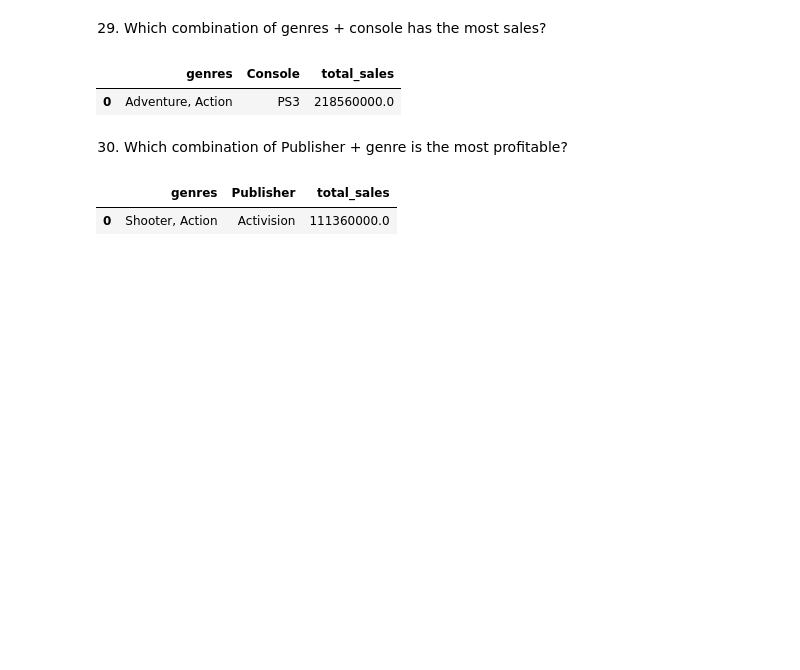
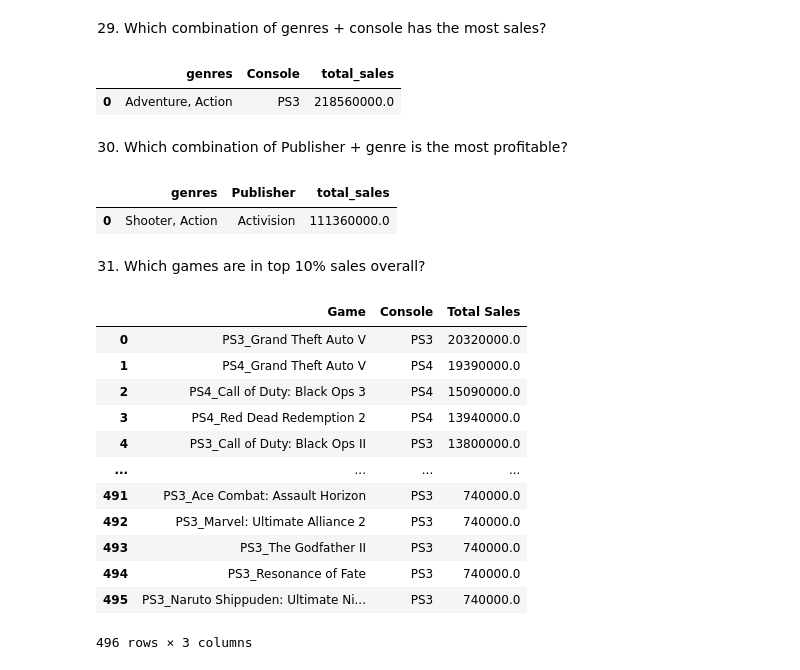
Before and after one commit to CalinP1/Playstation_work, a Jupyter notebook: PlayStation_Data_report.ipynb, the cells around one changed output. Drawn from its saved outputs; the diff is of its cells as text; code cells hidden in the pictures; blank space fills up the shorter version.

```diff
--- a/PlayStation_Data_report.ipynb
+++ b/PlayStation_Data_report.ipynb
@@ -1160,3 +1160,28 @@ pub_plus_genre
 # %% [output]
 |  | genres | Publisher | total_sales |
 | 0 | Shooter, Action | Activision | 111360000.0 |
+# %% [markdown]
+31) Which games are in top 10% sales overall?
+# %%
+query_top_games = """
+    SELECT Game, Console, [Total Sales]
+    FROM PlayStation_Games
+    ORDER BY [Total Sales] DESC
+    LIMIT (SELECT COUNT(*) / 10 FROM PlayStation_Games)
+"""
+top_games = pd.read_sql(query_top_games, conn)
+top_games
+# %% [output]
+|  | Game | Console | Total Sales |
+| 0 | PS3_Grand Theft Auto V | PS3 | 20320000.0 |
+| 1 | PS4_Grand Theft Auto V | PS4 | 19390000.0 |
+| 2 | PS4_Call of Duty: Black Ops 3 | PS4 | 15090000.0 |
+| 3 | PS4_Red Dead Redemption 2 | PS4 | 13940000.0 |
+| 4 | PS3_Call of Duty: Black Ops II | PS3 | 13800000.0 |
+| ... | ... | ... | ... |
+| 491 | PS3_Ace Combat: Assault Horizon | PS3 | 740000.0 |
+| 492 | PS3_Marvel: Ultimate Alliance 2 | PS3 | 740000.0 |
+| 493 | PS3_The Godfather II | PS3 | 740000.0 |
+| 494 | PS3_Resonance of Fate | PS3 | 740000.0 |
+| 495 | PS3_Naruto Shippuden: Ultimate Ni... | PS3 | 740000.0 |
+496 rows × 3 columns
```
Also changed, not shown: parts of 8 cells of this notebook.
